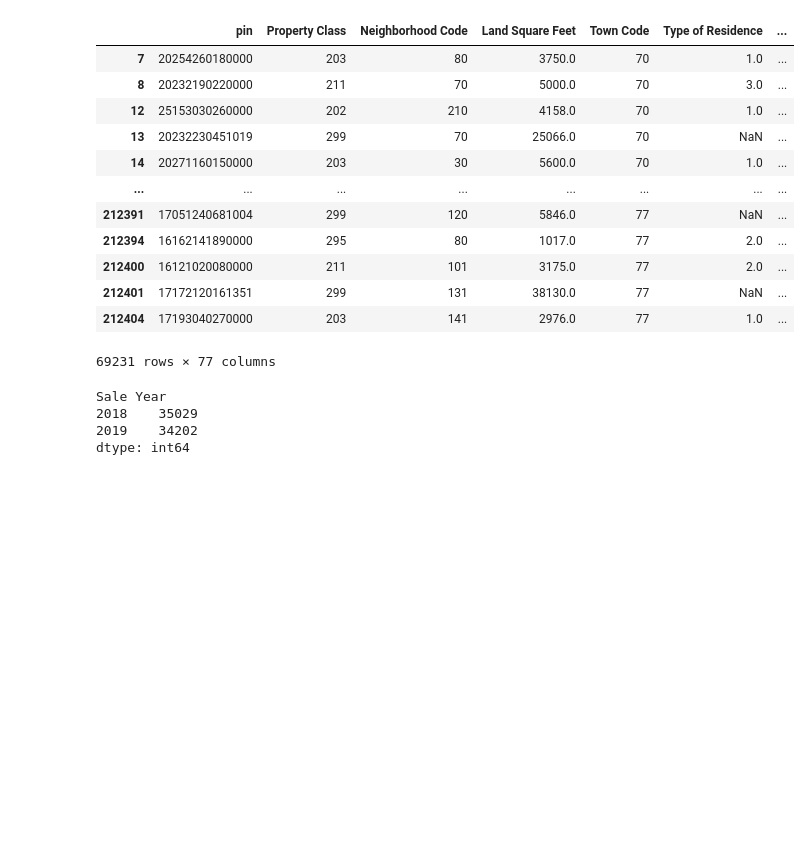
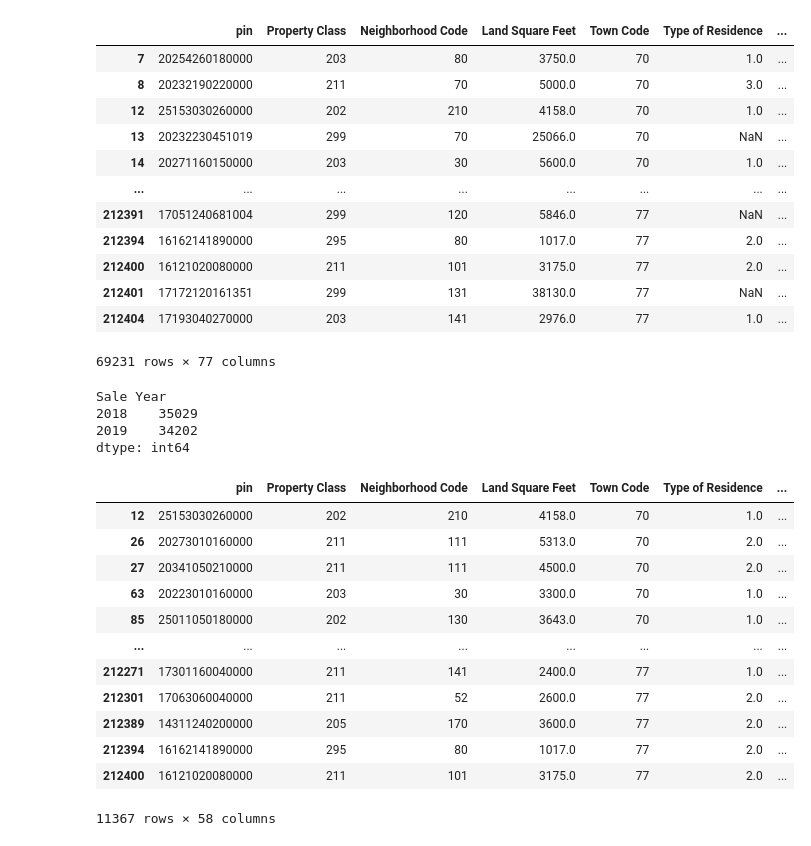
Before and after one commit to kelcigriffin/Project4-MachineLearning, a Jupyter notebook: data_cleaning.ipynb, the cells around one changed output. Cells and saved outputs as stored; diff of their text form; code cells hidden in the pictures; blank space fills up the shorter version.

```diff
--- a/data_cleaning.ipynb
+++ b/data_cleaning.ipynb
@@ -51,5 +49,5 @@ df_joined.head()
 # %%
-df_joined = df_joined.drop(columns=['x'])
+#df_joined = df_joined.drop(columns=['x'])
 # %%
 df_joined
 # %% [output]
@@ -93,4 +91,35 @@ Sale Year
 2018    35029
 2019    34202
 dtype: int64
+# %%
+# Kyle additional dropped columns
+df_filtered = df_filtered.drop(columns=['Garage 2 Size', 'Garage 2 Material', 'Garage 2 Attachment', 'Garage 2 Area', 'Other Improvements'
+                                        , 'Repair Condition', 'Multi Code', 'Multi Property Indicator', "O'Hare Noise", 'Floodplain'
+                                        , 'num_school_in_half_mile', 'nearest_bike_trail_dist_ft', 'Neigborhood Code (mapping)', 'neighborhood_code',
+                                        'Garage 1 Material', 'Number of Units', 'nearest_water_name'])
+# %%
+# Remove houses with no information
+df_filtered = df_filtered.dropna(subset=['Bedrooms', 'Basement'])
+# Remove rows with no location data. Optional
+df_filtered = df_filtered.dropna(subset=['num_foreclosure_per_1000_pin_past_5_years'])
+# Remove rows with no location data. Optional
+df_filtered = df_filtered.dropna(subset=['nearest_cta_route_name'])
+# Remove rows with no location data. Optional
+df_filtered = df_filtered.dropna(subset=['cmap_walkability_no_transit_score'])
+# %%
+df_filtered
+# %% [output]
+|  | pin | Property Class | Neighborhood Code | Land Square Feet | Town Code | Type of Residence | ... |
+| 12 | 25153030260000 | 202 | 210 | 4158.0 | 70 | 1.0 | ... |
+| 26 | 20273010160000 | 211 | 111 | 5313.0 | 70 | 2.0 | ... |
+| 27 | 20341050210000 | 211 | 111 | 4500.0 | 70 | 2.0 | ... |
+| 63 | 20223010160000 | 203 | 30 | 3300.0 | 70 | 1.0 | ... |
+| 85 | 25011050180000 | 202 | 130 | 3643.0 | 70 | 1.0 | ... |
+| ... | ... | ... | ... | ... | ... | ... | ... |
+| 212271 | 17301160040000 | 211 | 141 | 2400.0 | 77 | 1.0 | ... |
+| 212301 | 17063060040000 | 211 | 52 | 2600.0 | 77 | 2.0 | ... |
+| 212389 | 14311240200000 | 205 | 170 | 3600.0 | 77 | 2.0 | ... |
+| 212394 | 16162141890000 | 295 | 80 | 1017.0 | 77 | 2.0 | ... |
+| 212400 | 16121020080000 | 211 | 101 | 3175.0 | 77 | 2.0 | ... |
+11367 rows × 58 columns
 # %%
```
Also changed, not shown: parts of 11 cells of this notebook, 1 other file.
